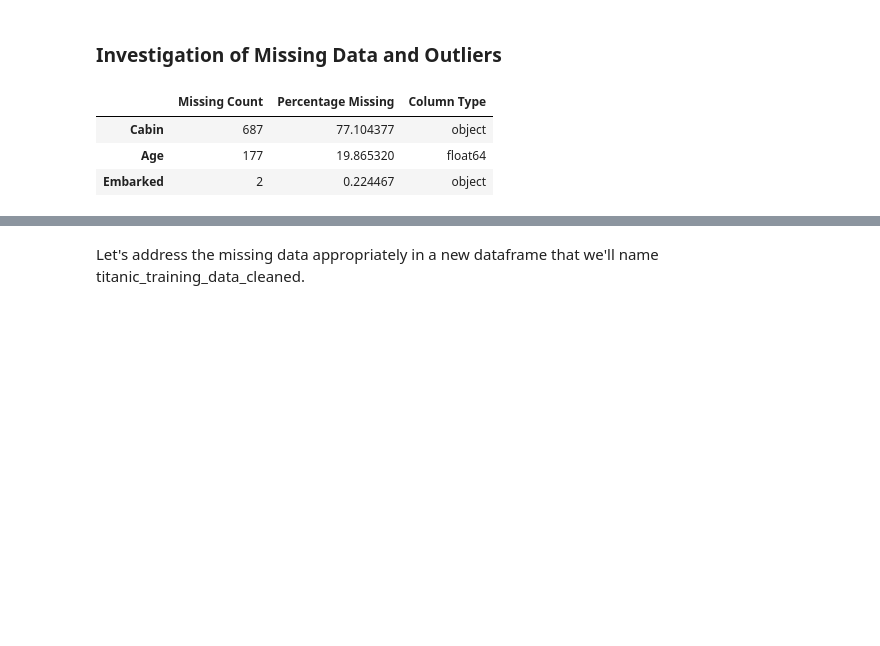
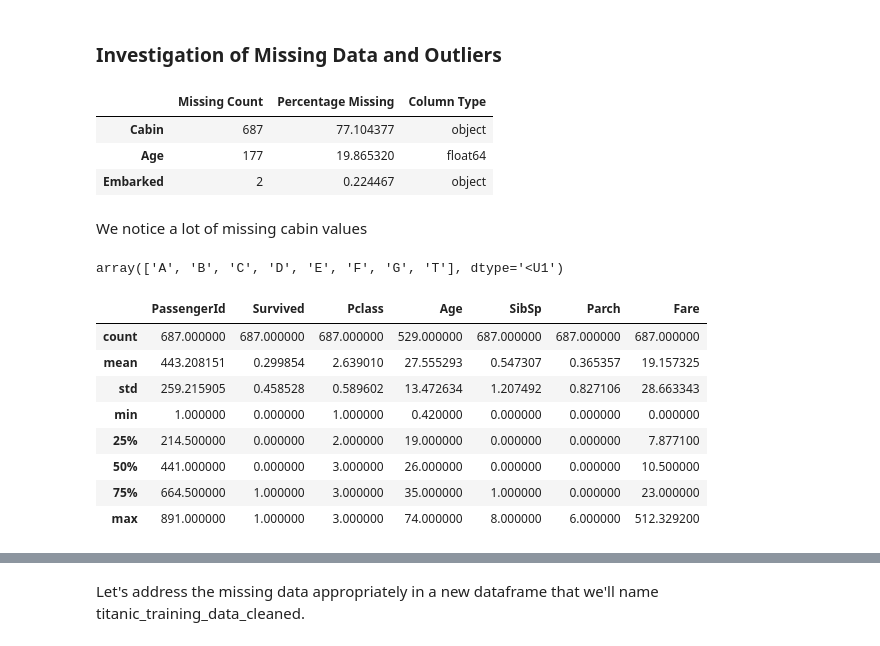
Before and after one commit to mhi573/MSDS-422-Group-3-Module-5, a Jupyter notebook: MSDS-422-Group-3-Module-5.ipynb, the cells around one changed output, grey strips where cells are left out. Saved outputs shown, nothing was run; the diff lists cells and outputs as text; code cells hidden in the pictures; blank space fills up the shorter version.

```diff
--- a/MSDS-422-Group-3-Module-5.ipynb
+++ b/MSDS-422-Group-3-Module-5.ipynb
@@ -119,3 +119,29 @@ null_summary_only_missing
 | Cabin | 687 | 77.104377 | object |
 | Age | 177 | 19.865320 | float64 |
 | Embarked | 2 | 0.224467 | object |
+# %% [markdown]
+We notice a lot of missing cabin values
+# %%
+# Explore cabin values
+
+cabins = titanic_training_data['Cabin'].dropna().tolist()
+letters = []
+for cabin in cabins:
+    letters.append(cabin[0])
+np.unique(letters)
+
+# Explore cabin missing values
+
+cabin_eda = titanic_training_data[titanic_training_data['Cabin'].isnull()].reset_index().drop(columns = 'index')
+cabin_eda.describe()
+# %% [output]
+array(['A', 'B', 'C', 'D', 'E', 'F', 'G', 'T'], dtype='<U1')
+|  | PassengerId | Survived | Pclass | Age | SibSp | Parch | Fare |
+| count | 687.000000 | 687.000000 | 687.000000 | 529.000000 | 687.000000 | 687.000000 | 687.000000 |
+| mean | 443.208151 | 0.299854 | 2.639010 | 27.555293 | 0.547307 | 0.365357 | 19.157325 |
+| std | 259.215905 | 0.458528 | 0.589602 | 13.472634 | 1.207492 | 0.827106 | 28.663343 |
+| min | 1.000000 | 0.000000 | 1.000000 | 0.420000 | 0.000000 | 0.000000 | 0.000000 |
+| 25% | 214.500000 | 0.000000 | 2.000000 | 19.000000 | 0.000000 | 0.000000 | 7.877100 |
+| 50% | 441.000000 | 0.000000 | 3.000000 | 26.000000 | 0.000000 | 0.000000 | 10.500000 |
+| 75% | 664.500000 | 1.000000 | 3.000000 | 35.000000 | 1.000000 | 0.000000 | 23.000000 |
+| max | 891.000000 | 1.000000 | 3.000000 | 74.000000 | 8.000000 | 6.000000 | 512.329200 |
```
Also changed, not shown: parts of 7 cells of this notebook.
